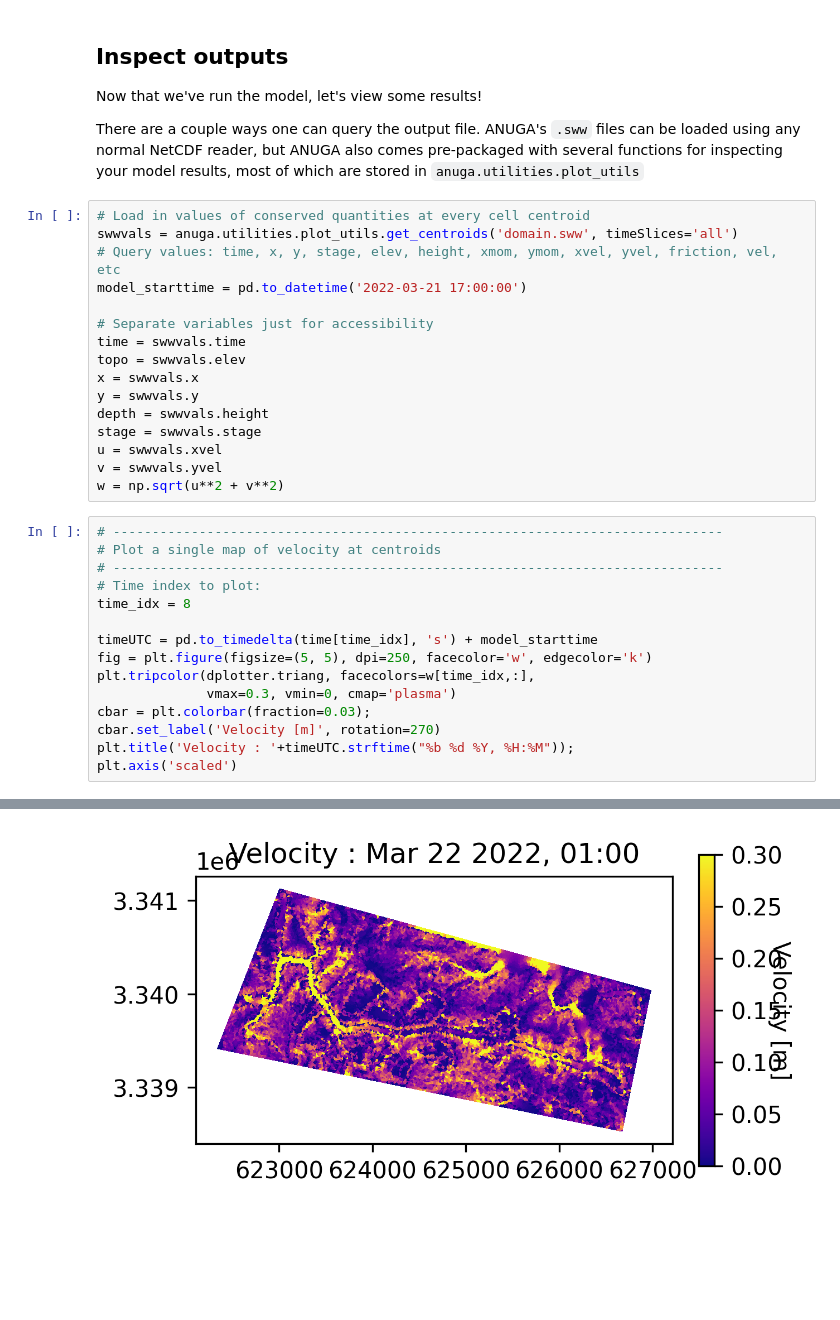
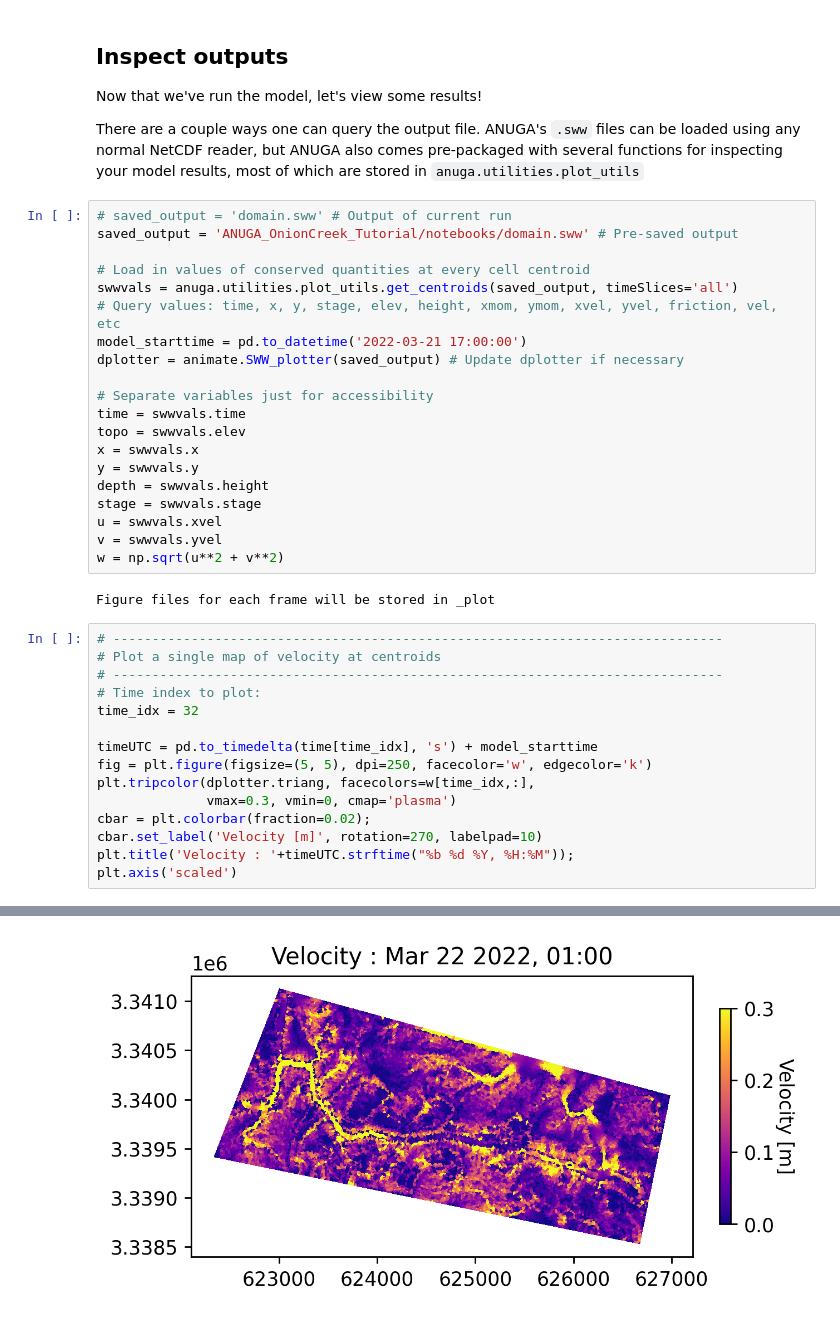
Before and after one commit to suzanatimilsina/ANUGA_OnionCreek_Tutorial, a Jupyter notebook: notebooks/notebook1.ipynb, the cells around one changed output, grey strips where cells are left out. Saved outputs shown, nothing was run; the diff lists cells and outputs as text; blank space fills up the shorter version.

```diff
--- a/notebooks/notebook1.ipynb
+++ b/notebooks/notebook1.ipynb
@@ -387,10 +403,14 @@ Now that we've run the model, let's view some results!
 
 There are a couple ways one can query the output file. ANUGA's `.sww` files can be loaded using any normal NetCDF reader, but ANUGA also comes pre-packaged with several functions for inspecting your model results, most of which are stored in `anuga.utilities.plot_utils`
 # %%
+# saved_output = 'domain.sww' # Output of current run
+saved_output = 'ANUGA_OnionCreek_Tutorial/notebooks/domain.sww' # Pre-saved output
+
 # Load in values of conserved quantities at every cell centroid
-swwvals = anuga.utilities.plot_utils.get_centroids('domain.sww', timeSlices='all')
+swwvals = anuga.utilities.plot_utils.get_centroids(saved_output, timeSlices='all')
 # Query values: time, x, y, stage, elev, height, xmom, ymom, xvel, yvel, friction, vel, etc
 model_starttime = pd.to_datetime('2022-03-21 17:00:00')
+dplotter = animate.SWW_plotter(saved_output) # Update dplotter if necessary
 
 # Separate variables just for accessibility
 time = swwvals.time
@@ -402,19 +422,21 @@ stage = swwvals.stage
 u = swwvals.xvel
 v = swwvals.yvel
 w = np.sqrt(u**2 + v**2)
+# %% [output]
+Figure files for each frame will be stored in _plot
 # %%
 # ------------------------------------------------------------------------------
 # Plot a single map of velocity at centroids
 # ------------------------------------------------------------------------------
 # Time index to plot:
-time_idx = 8
+time_idx = 32
 
 timeUTC = pd.to_timedelta(time[time_idx], 's') + model_starttime
 fig = plt.figure(figsize=(5, 5), dpi=250, facecolor='w', edgecolor='k')
 plt.tripcolor(dplotter.triang, facecolors=w[time_idx,:],
               vmax=0.3, vmin=0, cmap='plasma')
-cbar = plt.colorbar(fraction=0.03);
-cbar.set_label('Velocity [m]', rotation=270)
+cbar = plt.colorbar(fraction=0.02);
+cbar.set_label('Velocity [m]', rotation=270, labelpad=10)
 plt.title('Velocity : '+timeUTC.strftime("%b %d %Y, %H:%M"));
 plt.axis('scaled')
 # %% [output]
@@ -422 +444 @@ plt.axis('scaled')
-[figure, old version]
+[figure, new version]
```
Also changed, not shown: parts of 13 cells of this notebook.
